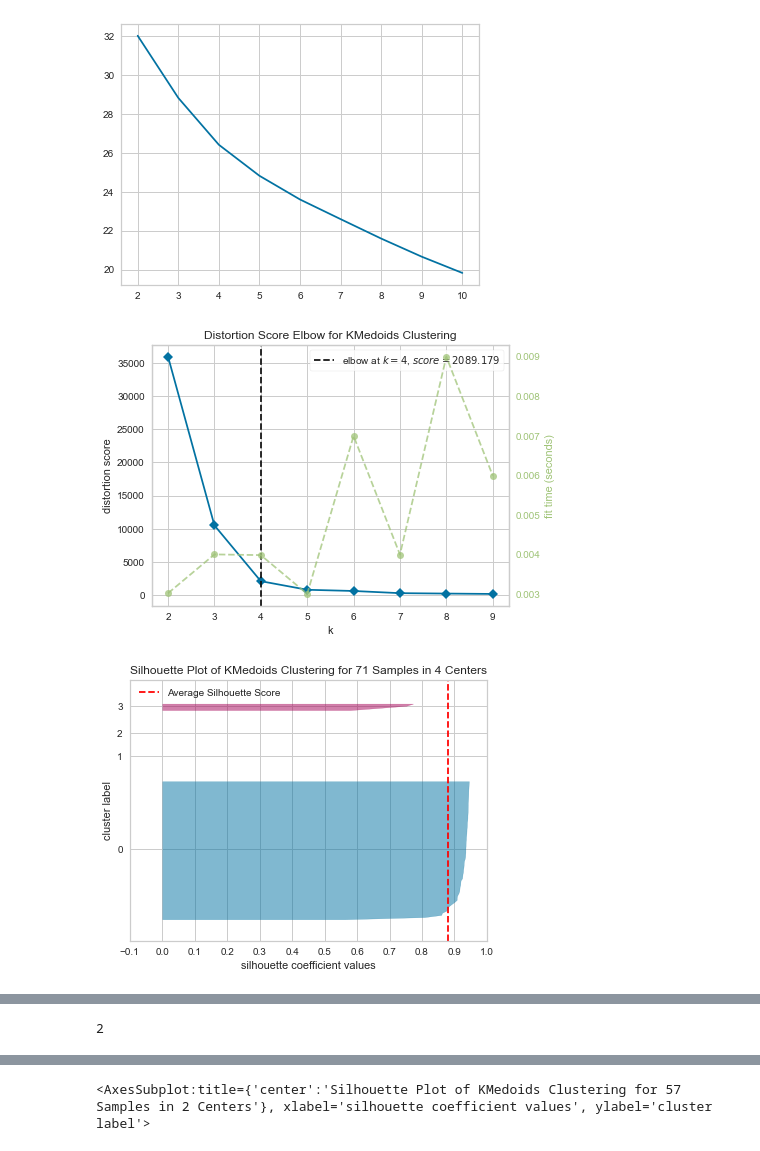
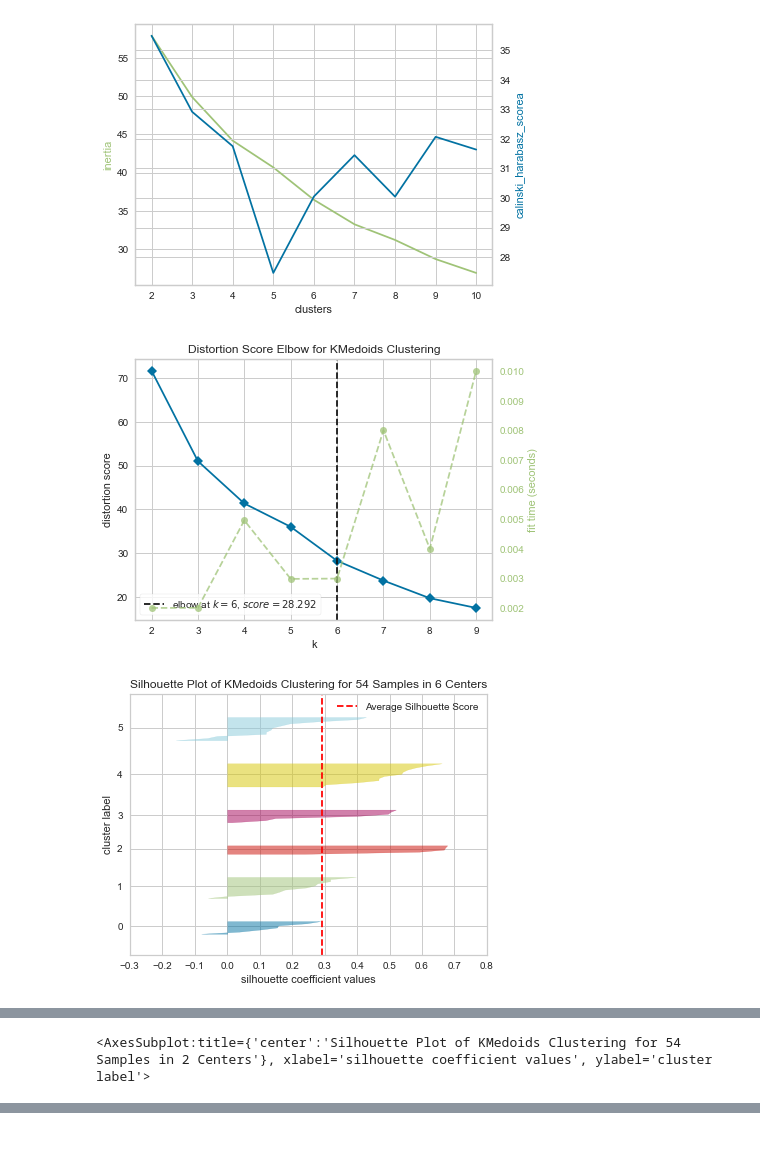
Before and after one commit to maxielias/cbbm, a Jupyter notebook: cbbm/cluster_analysis.ipynb, the cells around one changed output, grey strips where cells are left out. Drawn from its saved outputs; the diff is of its cells as text; code cells hidden in the pictures.

```diff
--- a/cbbm/cluster_analysis.ipynb
+++ b/cbbm/cluster_analysis.ipynb
@@ -67,0 +91,8 @@ df_corr, data = benchmarks.find_and_drop_correlated_features(data, labels_col="e
+# %%
+%%capture cap --no-stderr
+df_corr, data = benchmarks.find_and_drop_correlated_features(data, labels_col="ent", threshold=0.7, drop=True, plot=True)
+print(f"data_from {start} data_until {end} ")
+print("data_not_scaled")
+print(data)
+print("correlations_matrix")
+print(df_corr)
@@ -73,0 +125,8 @@ test_scaling_and_anomaly = benchmarks.benchmark_scaling_and_oultlier_methods(dat
+# %%
+visualizations.plot_3d(data, labels_col="ent")
+scaler = 6
+algorithm = 6
+drop = True
+df = benchmarks.drop_outliers(data=data, labels_col="ent", scaler=scaler, algorithm=algorithm, drop=drop).reset_index()
+df = df.drop(columns="index")
+visualizations.plot_3d(df, labels_col="ent")
@@ -74,4 +138,4 @@ test_scaling_and_anomaly = benchmarks.benchmark_scaling_and_oultlier_methods(dat
 # %%
-df = benchmarks.drop_outliers(data=data, labels_col="ent", scaler=2, algorithm=6)
-# display(df.head(20))
-# print(df.shape)
+%%capture cap --no-stderr
+df = benchmarks.drop_outliers(data=data, labels_col="ent", scaler=scaler, algorithm=algorithm, drop=drop).reset_index()
+df = df.drop(columns="index")
@@ -161,9 +280,18 @@ params = {
     'random_state': None
  }
 df_scores = benchmarks.elbow_optimal_k(df, labels_col="ent", model="kmedoids", params=params, max_k=10)
-display(df_scores)
+#display(df_scores)
 
-plt.plot(df_scores["k"], df_scores["inertia"])
+fig, ax1 = plt.subplots()
+ax2 = ax1.twinx()
+ax1.plot(df_scores["k"], df_scores["inertia"], 'g-')
+ax2.plot(df_scores["k"], df_scores["calinski_harabasz_score"], 'b-')
+
+ax1.set_xlabel('clusters')
+ax1.set_ylabel('inertia', color='g')
+ax2.set_ylabel('calinski_harabasz_scorea', color='b')
+
+# plt.show()
 # plt.plot(df_scores["k"], df_scores["inertia"])
 plt.show()
 plt.clf()
@@ -178,7 +306,7 @@ sns.scatterplot(pca[:, 0], pca[:, 1], x="PCA1", y="PCA2")'''
 model = KMedoids().set_params(**params)
 kelbow_model = KElbowVisualizer(model, k=(2,10))
 
-kelbow_model.fit(data.iloc[:,1:].to_numpy())        # Fit the data to the visualizer
+kelbow_model.fit(df.iloc[:,1:].to_numpy())        # Fit the data to the visualizer
 kelbow_model.show()                               # Finalize and render the figure
 
 elbow = kelbow_model.elbow_value_
@@ -186,11 +314,15 @@ params["n_clusters"] = elbow
 model = KMedoids().set_params(**params)
 silhouette_model = SilhouetteVisualizer(model, colors='yellowbrick')
 
-silhouette_model.fit(data.iloc[:,1:].to_numpy())        # Fit the data to the visualizer
+silhouette_model.fit(df.iloc[:,1:].to_numpy())        # Fit the data to the visualizer
 silhouette_model.show()
 
+y_pred = model.fit_predict(df.iloc[:,1:].to_numpy())
+df_y_pred = pd.DataFrame(y_pred, columns=["elbow_k_pred"])
+df_pred = pd.concat([df, df_y_pred], axis=1)
+#display(df_pred[["ent", "elbow_k_pred"]])
+
 silhouette_k = df_scores["k"].iloc[df_scores["silhouette_score"].idxmax()]
-print(silhouette_k)
 params["n_clusters"] = silhouette_k
 model = KMedoids().set_params(**params)
 silhouette_model = SilhouetteVisualizer(model, colors='yellowbrick')
@@ -210,3 +332,3 @@ silhouette_model.show()                               # Finalize and render the
-[figure, old version]
+[figure, new version]
-[figure, old version]
+[figure, new version]
-[figure, old version]
+[figure, new version]
@@ -213 +336 @@ silhouette_model.show()                               # Finalize and render the
-2
+<AxesSubplot:title={'center':'Silhouette Plot of KMedoids Clustering for 54 Samples in 2 Centers'}, xlabel='silhouette coefficient values', ylabel='cluster label'>
@@ -215,4 +337,3 @@ silhouette_model.show()                               # Finalize and render the
-<AxesSubplot:title={'center':'Silhouette Plot of KMedoids Clustering for 57 Samples in 2 Centers'}, xlabel='silhouette coefficient values', ylabel='cluster label'>
 # %%
 init_list = ["random", "k-means++"]
 algorithm_list = ["lloyd", "elkan"]
```
Also changed, not shown: parts of 28 cells of this notebook, 15 other files.
